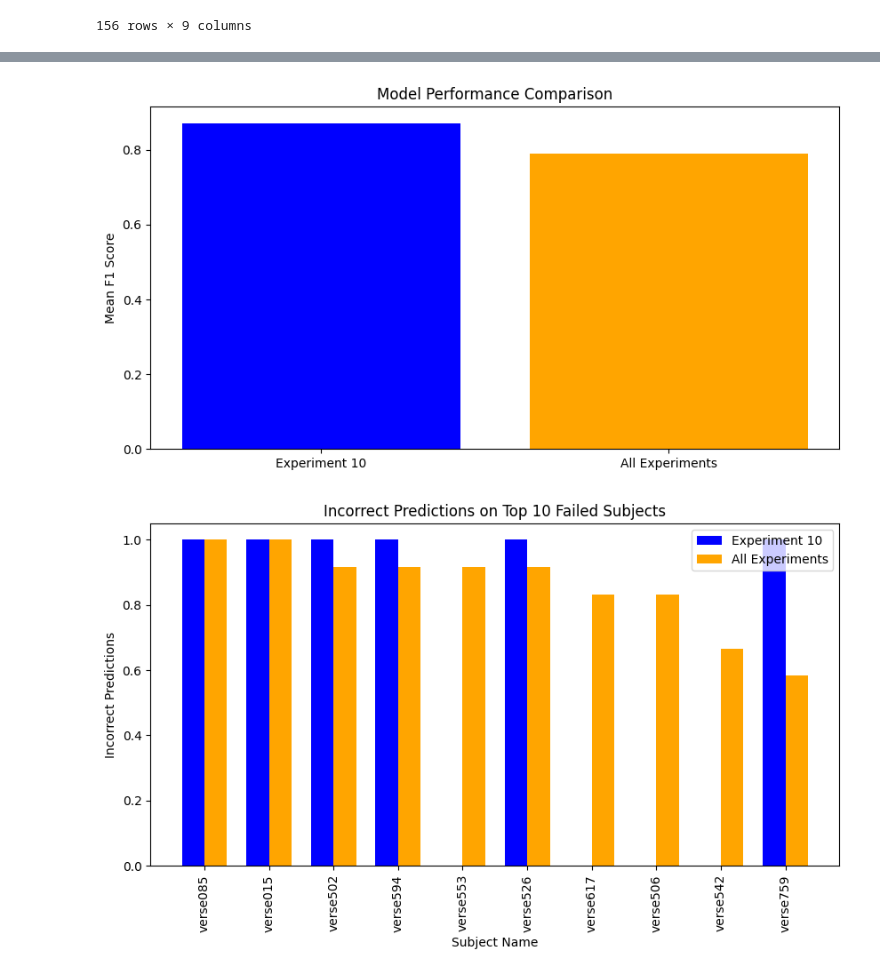
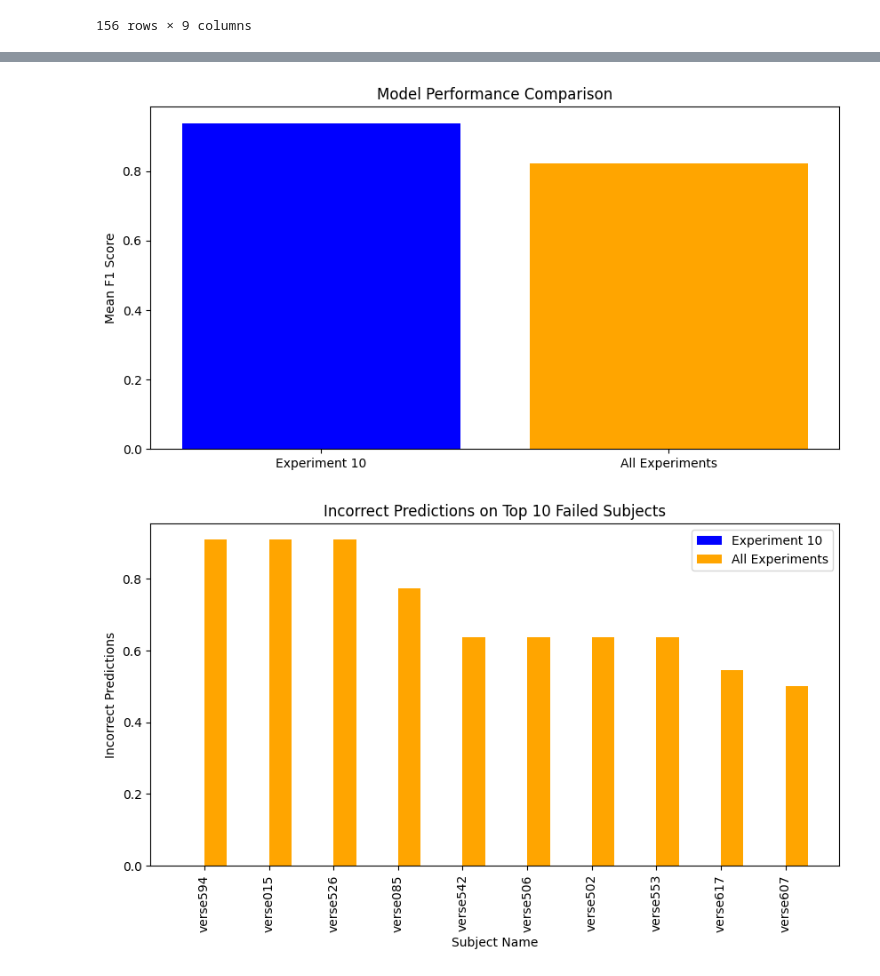
Before and after one commit to ardamamur/3D-Castellvi-Prediction, a Jupyter notebook: notebooks/visualize_results.ipynb, the cells around one changed output, grey strips where cells are left out. Drawn from its saved outputs; the diff is of its cells as text; code cells hidden in the pictures.

```diff
--- a/notebooks/visualize_results.ipynb
+++ b/notebooks/visualize_results.ipynb
@@ -401,21 +347,0 @@ plt.show()
-# %%
-import matplotlib.pyplot as plt
-
-# Compute number of experiments per actual label
-df['number_of_experiments'] = df[experiment_cols].count(axis=1)
-
-# Compute number of incorrect predictions per actual label
-incorrect_results = df.groupby('actual_label')['incorrect'].sum()
-
-# Merge the number of experiments and incorrect predictions
-results = df.groupby('actual_label')['number_of_experiments'].first()  # Assuming number of experiments doesn't change for an actual label
-results = pd.concat([results, incorrect_results], axis=1)
-
-# Sort the results in descending order based on incorrect predictions
-results = results.sort_values(by='incorrect', ascending=False)
-
-# Create a pie chart with Matplotlib
-plt.figure(figsize=(10, 10))  # Increase the size of the figure
-plt.pie(results['incorrect'], labels=results.index, autopct='%1.1f%%')
-plt.title('Proportion of Incorrect Predictions per Actual Label')
-plt.show()
@@ -437,7 +350,7 @@ import matplotlib.pyplot as plt
 import numpy as np
 
 # Extract F1 scores for experiment 10 and for all experiments
-experiment_10_scores = df['f1_scores.experiment_10']
+experiment_10_scores = df['f1_scores.experiment_21']
 mean_experiment_scores = df[[col for col in df.columns if 'f1_scores.' in col]].mean(axis=1)
 
 # Calculate the mean F1 score for experiment 10 and all experiments
@@ -451,34 +364,34 @@ plt.ylabel('Mean F1 Score')
 plt.title('Model Performance Comparison')
 plt.show()
 # %% [output]
-[figure, old version]
+[figure, new version]
 # %%
 import matplotlib.pyplot as plt
 import numpy as np
 
 # Compute number of incorrect predictions per subject
 incorrect_results = df.sort_values('incorrect', ascending=False).head(10)
 
 # Calculate incorrect predictions for Experiment 10 and average across all experiments
-incorrect_experiment_10 = incorrect_results['predicted_labels.experiment_10'] != incorrect_results['actual_label']
+incorrect_experiment_10 = incorrect_results['predicted_labels.experiment_21'] != incorrect_results['actual_label']
 incorrect_avg = incorrect_results[[col for col in df.columns if 'predicted_labels.' in col]].ne(incorrect_results['actual_label'], axis=0).mean(axis=1)
 
 # Plot a bar chart comparing these incorrect predictions
 plt.figure(figsize=(10, 5))
 width = 0.35  # Width of the bars
 
 # Position of bars
 r1 = np.arange(len(incorrect_experiment_10))
 r2 = [x + width for x in r1]
 
 plt.bar(r1, incorrect_experiment_10, width, color='blue', label='Experiment 10')
 plt.bar(r2, incorrect_avg, width, color='orange', label='All Experiments')
 
 plt.xlabel('Subject Name')
 plt.xticks([r + width / 2 for r in range(len(incorrect_experiment_10))], incorrect_results['subject_name'], rotation=90)
 plt.ylabel('Incorrect Predictions')
 plt.title('Incorrect Predictions on Top 10 Failed Subjects')
 plt.legend()
 plt.show()
 # %% [output]
-[figure, old version]
+[figure, new version]
```
Also changed, not shown: parts of 17 cells of this notebook, 10 other files.
